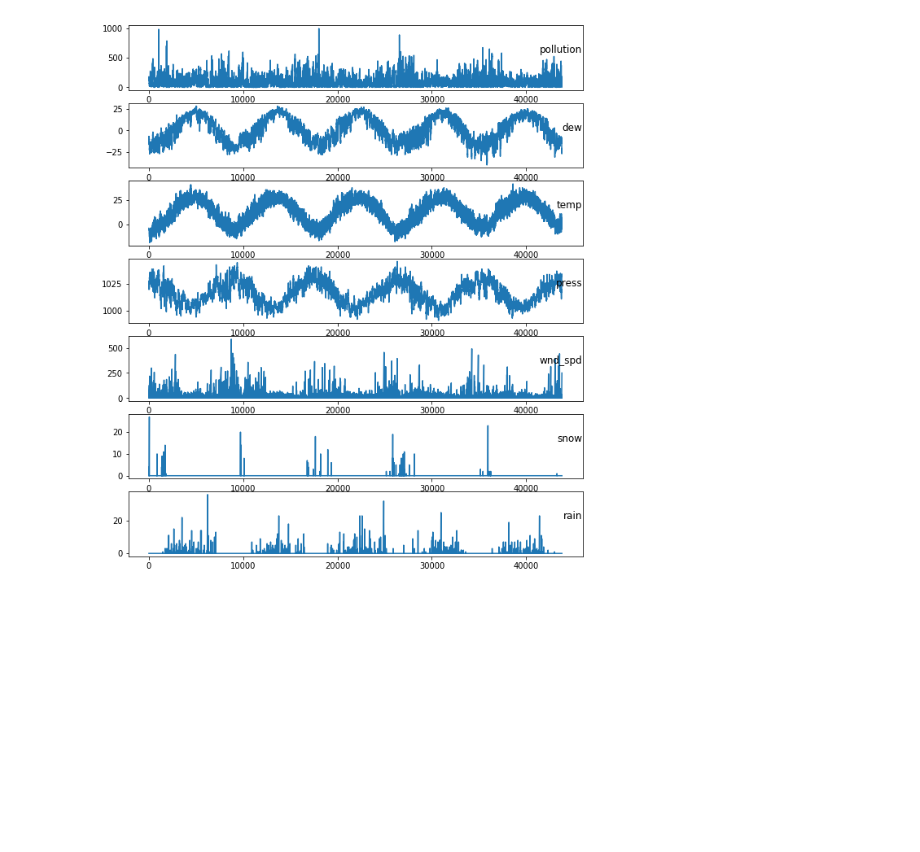
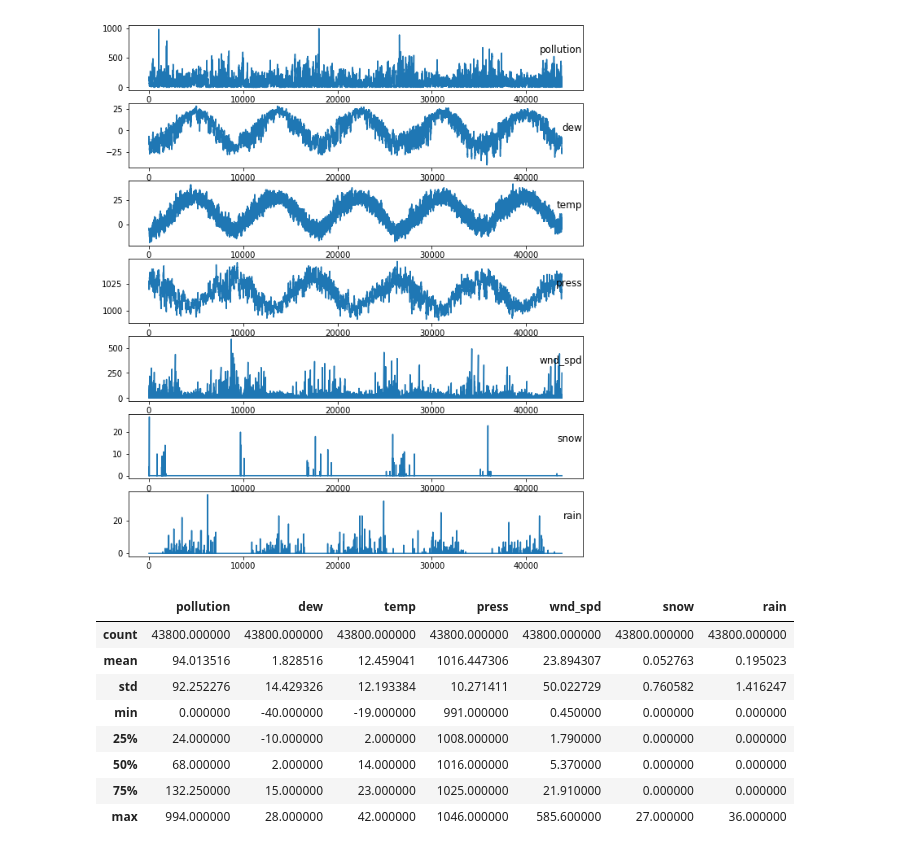
Before and after one commit to bichopaulinho/DeepLearningCourse, a Jupyter notebook: 05_RecurrentNets/14_Exercise-Multivariate_time_series_forecasting.ipynb, the cells around one changed output. Drawn from its saved outputs; the diff is of its cells as text; code cells hidden in the pictures; blank space fills up the shorter version.

```diff
--- a/05_RecurrentNets/14_Exercise-Multivariate_time_series_forecasting.ipynb
+++ b/05_RecurrentNets/14_Exercise-Multivariate_time_series_forecasting.ipynb
@@ -31,6 +32,6 @@ import os
 # %%
 # download the dataset
-data_dir= "/home/juan/Documents/deep-learning/data/pollution/"
+data_dir= os.path.join( os.getcwd(), "data")
 if not os.path.exists(data_dir):
     os.makedirs(data_dir)
 
@@ -130,3 +132,15 @@ for group in groups:
 plt.show()
 # %% [output]
 [figure]
+# %%
+dataset.describe()
+# %% [output]
+|  | pollution | dew | temp | press | wnd_spd | snow | rain |
+| count | 43800.000000 | 43800.000000 | 43800.000000 | 43800.000000 | 43800.000000 | 43800.000000 | 43800.000000 |
+| mean | 94.013516 | 1.828516 | 12.459041 | 1016.447306 | 23.894307 | 0.052763 | 0.195023 |
+| std | 92.252276 | 14.429326 | 12.193384 | 10.271411 | 50.022729 | 0.760582 | 1.416247 |
+| min | 0.000000 | -40.000000 | -19.000000 | 991.000000 | 0.450000 | 0.000000 | 0.000000 |
+| 25% | 24.000000 | -10.000000 | 2.000000 | 1008.000000 | 1.790000 | 0.000000 | 0.000000 |
+| 50% | 68.000000 | 2.000000 | 14.000000 | 1016.000000 | 5.370000 | 0.000000 | 0.000000 |
+| 75% | 132.250000 | 15.000000 | 23.000000 | 1025.000000 | 21.910000 | 0.000000 | 0.000000 |
+| max | 994.000000 | 28.000000 | 42.000000 | 1046.000000 | 585.600000 | 27.000000 | 36.000000 |
```
Also changed, not shown: parts of 9 cells of this notebook.
